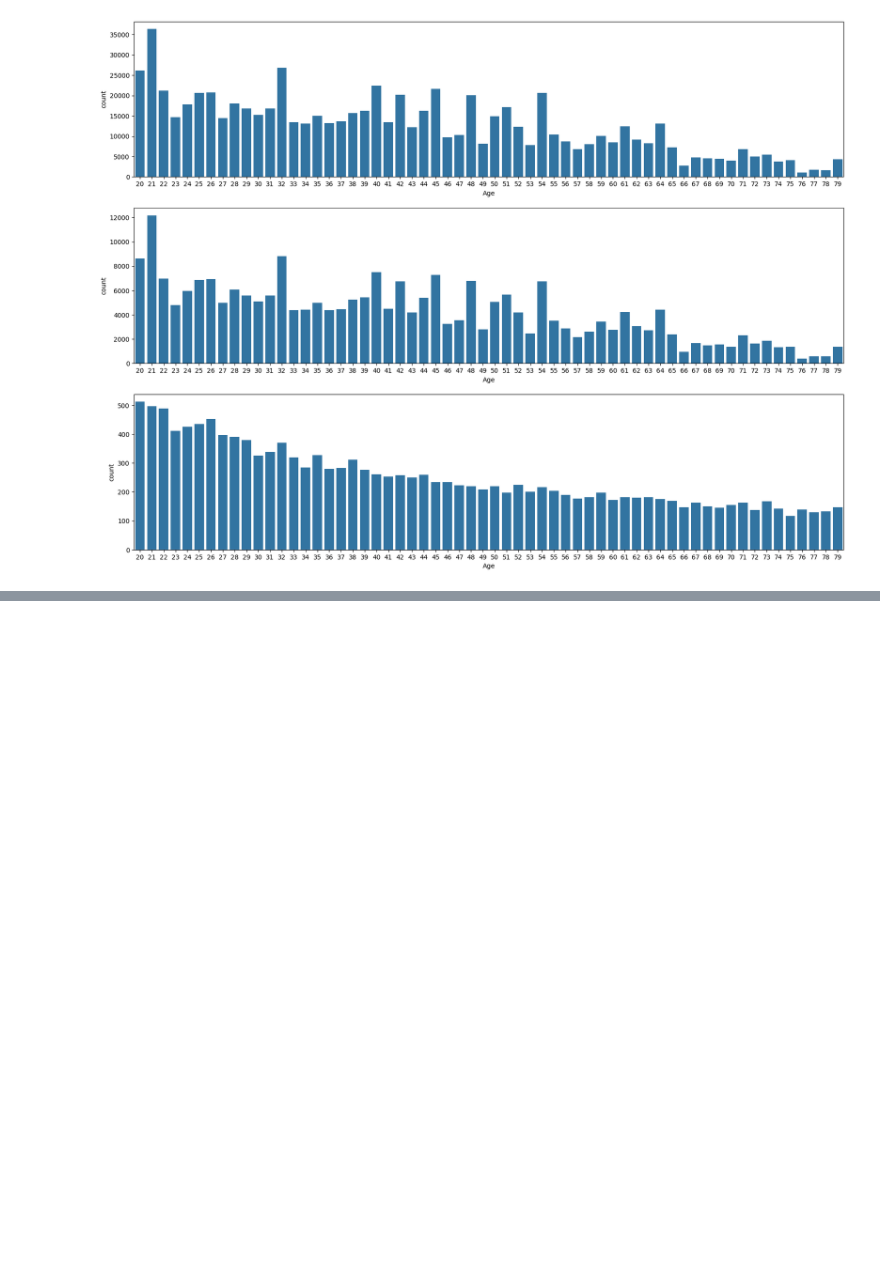
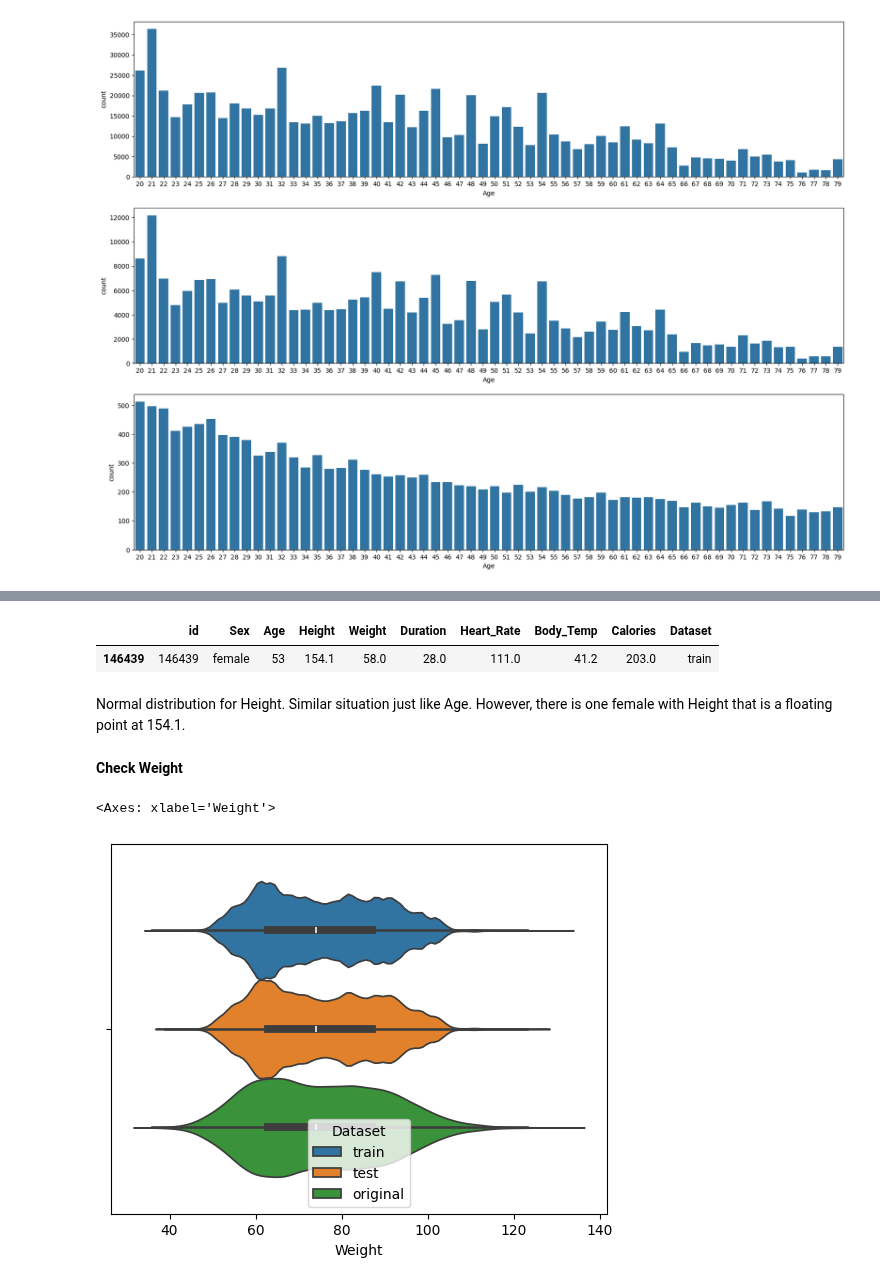
Before and after one commit to LoneCoder21/Kaggle-Notebooks, a Jupyter notebook: Regression/Calorie Expenditure/eda.ipynb, the cells around one changed output, grey strips where cells are left out. Drawn from its saved outputs; the diff is of its cells as text; code cells hidden in the pictures; blank space fills up the shorter version.

```diff
--- a/Regression/Calorie Expenditure/eda.ipynb
+++ b/Regression/Calorie Expenditure/eda.ipynb
@@ -158,0 +179,14 @@ Original distribution for Age seems more uniform than both train and test. train
+# %%
+train[train["Height"]==154.1] # odd female with 154.1 height
+# %% [output]
+|  | id | Sex | Age | Height | Weight | Duration | Heart_Rate | Body_Temp | Calories | Dataset |
+| 146439 | 146439 | female | 53 | 154.1 | 58.0 | 28.0 | 111.0 | 41.2 | 203.0 | train |
+# %% [markdown]
+Normal distribution for Height. Similar situation just like Age. However, there is one female with Height that is a floating point at 154.1.
+# %% [markdown]
+**Check Weight**
+# %%
+sns.violinplot(df, x="Weight", hue="Dataset")
+# %% [output]
+<Axes: xlabel='Weight'>
+[figure, added]
```
Also changed, not shown: parts of 5 cells of this notebook.
